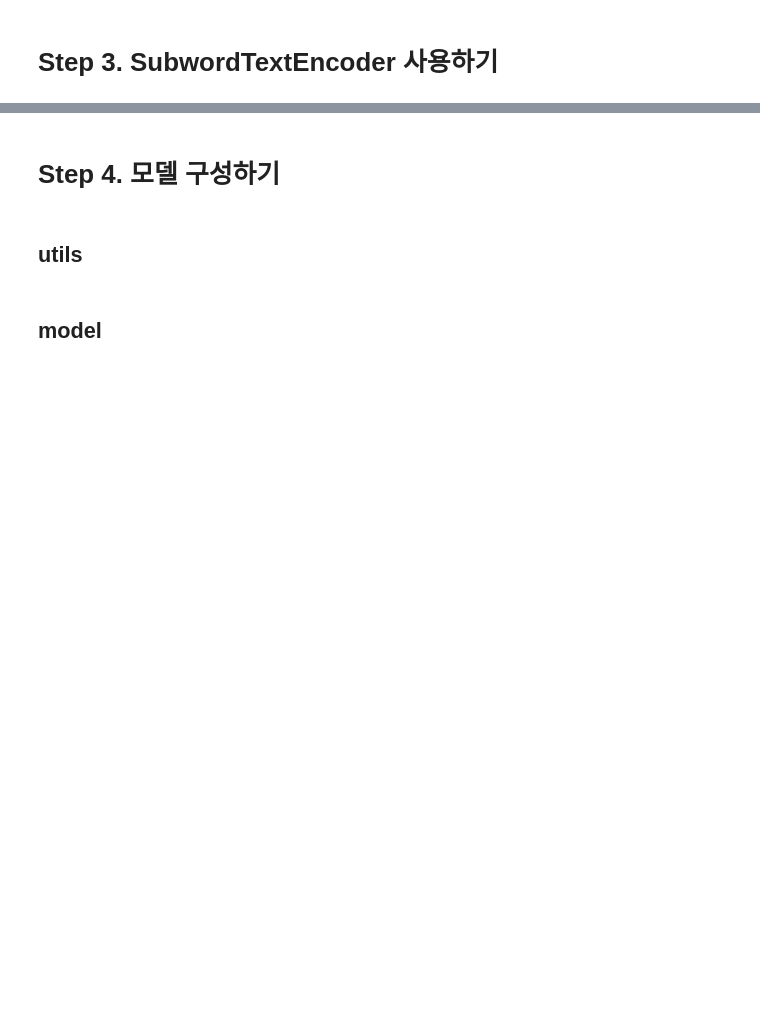
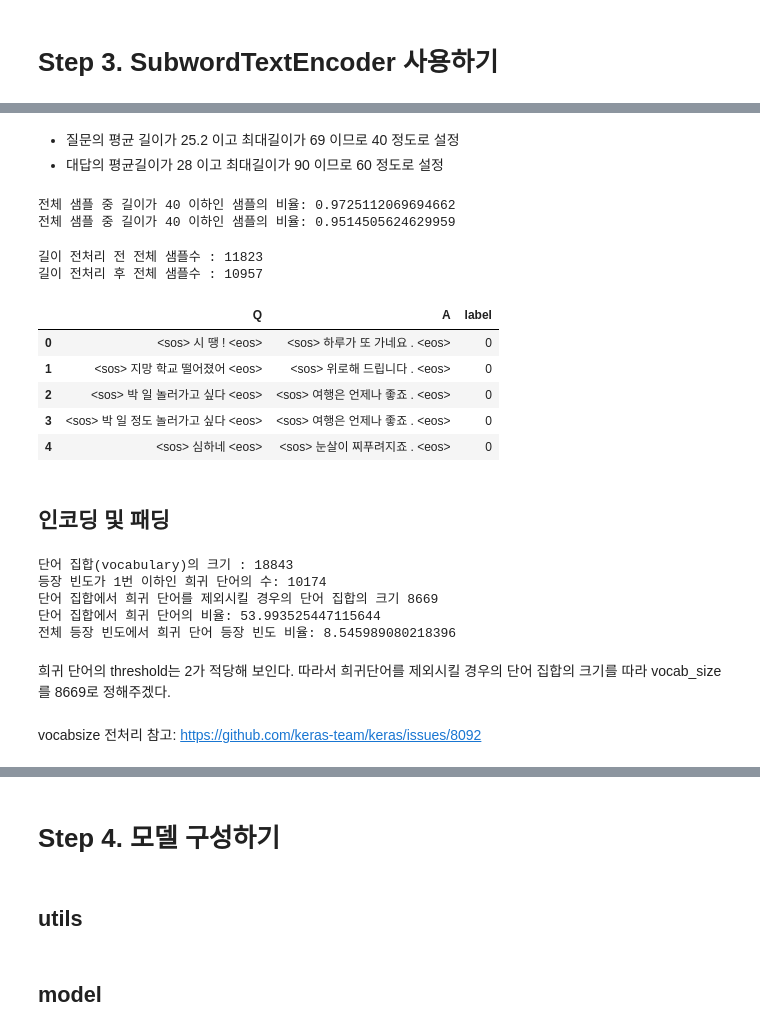
Before and after one commit to jjlee6496/Aiffel, a Jupyter notebook: Exploration/[E_14]_Chatbot.ipynb, the cells around one changed output, grey strips where cells are left out. Saved outputs shown, nothing was run; the diff lists cells and outputs as text; code cells hidden in the pictures; blank space fills up the shorter version.

```diff
--- a/Exploration/[E_14]_Chatbot.ipynb
+++ b/Exploration/[E_14]_Chatbot.ipynb
@@ -96,0 +127,37 @@ def tokenize_and_filter(inputs, outputs):
+# %% [markdown]
+* 질문의 평균 길이가 25.2 이고 최대길이가 69 이므로 40 정도로 설정
+* 대답의 평균길이가 28 이고 최대길이가 90 이므로 60 정도로 설정
+# %%
+q_max_len = 40
+a_max_len = 40
+
+def below_threshold_len(max_len, nested_list):
+  cnt = 0
+  for s in nested_list:
+    if(len(s) <= max_len):
+        cnt = cnt + 1
+  print('전체 샘플 중 길이가 %s 이하인 샘플의 비율: %s'%(max_len, (cnt / len(nested_list))))
+
+below_threshold_len(q_max_len, questions)
+below_threshold_len(a_max_len,  answers)
+# %% [output]
+전체 샘플 중 길이가 40 이하인 샘플의 비율: 0.9725112069694662
+전체 샘플 중 길이가 40 이하인 샘플의 비율: 0.9514505624629959
+# %%
+print('길이 전처리 전 전체 샘플수 :', (len(data)))
+data = data[data['Q'].apply(lambda x: len(x) <= q_max_len)]
+data = data[data['A'].apply(lambda x: len(x) <= a_max_len)]
+print('길이 전처리 후 전체 샘플수 :', (len(data)))
+questions, answers = list(data['Q']), list(data['A'])
+data.head()
+# %% [output]
+길이 전처리 전 전체 샘플수 : 11823
+길이 전처리 후 전체 샘플수 : 10957
+|  | Q | A | label |
+| 0 | <sos> 시 땡 ! <eos> | <sos> 하루가 또 가네요 . <eos> | 0 |
+| 1 | <sos> 지망 학교 떨어졌어 <eos> | <sos> 위로해 드립니다 . <eos> | 0 |
+| 2 | <sos> 박 일 놀러가고 싶다 <eos> | <sos> 여행은 언제나 좋죠 . <eos> | 0 |
+| 3 | <sos> 박 일 정도 놀러가고 싶다 <eos> | <sos> 여행은 언제나 좋죠 . <eos> | 0 |
+| 4 | <sos> 심하네 <eos> | <sos> 눈살이 찌푸려지죠 . <eos> | 0 |
+# %% [markdown]
+## 인코딩 및 패딩
@@ -96,0 +170,31 @@ def tokenize_and_filter(inputs, outputs):
+# %%
+threshold = 2
+total_cnt = len(tokenizer.word_index) # 단어의 수
+rare_cnt = 0 # 등장 빈도수가 threshold보다 작은 단어의 개수를 카운트
+total_freq = 0 # 훈련 데이터의 전체 단어 빈도수 총 합
+rare_freq = 0 # 등장 빈도수가 threshold보다 작은 단어의 등장 빈도수의 총 합
+
+# 단어와 빈도수의 쌍(pair)을 key와 value로 받는다.
+for key, value in tokenizer.word_counts.items():
+    total_freq = total_freq + value
+
+    # 단어의 등장 빈도수가 threshold보다 작으면
+    if(value < threshold):
+        rare_cnt = rare_cnt + 1
+        rare_freq = rare_freq + value
+
+print('단어 집합(vocabulary)의 크기 :', total_cnt)
+print('등장 빈도가 %s번 이하인 희귀 단어의 수: %s'%(threshold - 1, rare_cnt))
+print('단어 집합에서 희귀 단어를 제외시킬 경우의 단어 집합의 크기 %s'%(total_cnt - rare_cnt))
+print("단어 집합에서 희귀 단어의 비율:", (rare_cnt / total_cnt)*100)
+print("전체 등장 빈도에서 희귀 단어 등장 빈도 비율:", (rare_freq / total_freq)*100)
+# %% [output]
+단어 집합(vocabulary)의 크기 : 18843
+등장 빈도가 1번 이하인 희귀 단어의 수: 10174
+단어 집합에서 희귀 단어를 제외시킬 경우의 단어 집합의 크기 8669
+단어 집합에서 희귀 단어의 비율: 53.993525447115644
+전체 등장 빈도에서 희귀 단어 등장 빈도 비율: 8.545989080218396
+# %% [markdown]
+희귀 단어의 threshold는 2가 적당해 보인다. 따라서 희귀단어를 제외시킬 경우의 단어 집합의 크기를 따라 vocab_size를 8669로 정해주겠다.
+# %% [markdown]
+vocabsize 전처리 참고: https://github.com/keras-team/keras/issues/8092
```
Also changed, not shown: parts of 24 cells of this notebook.
